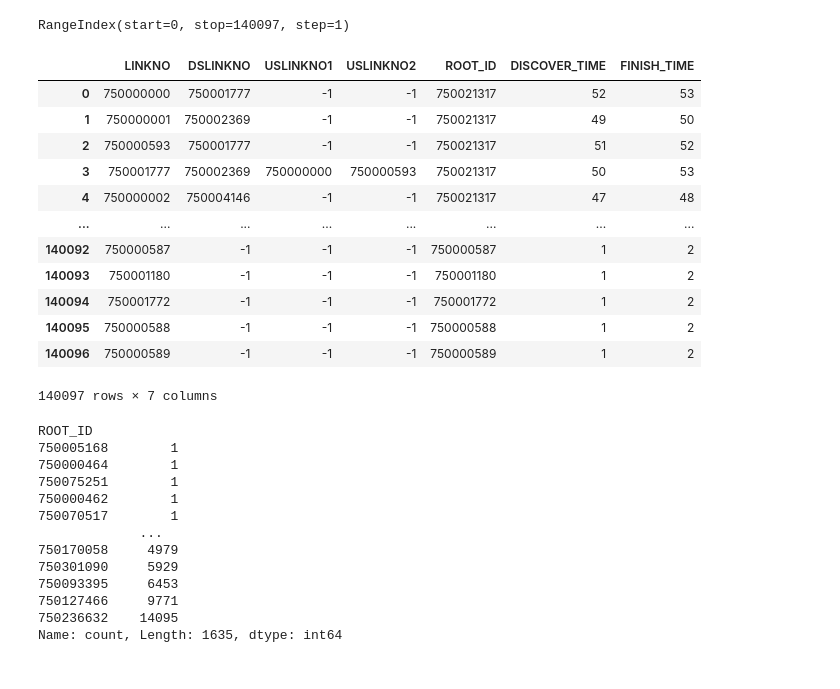
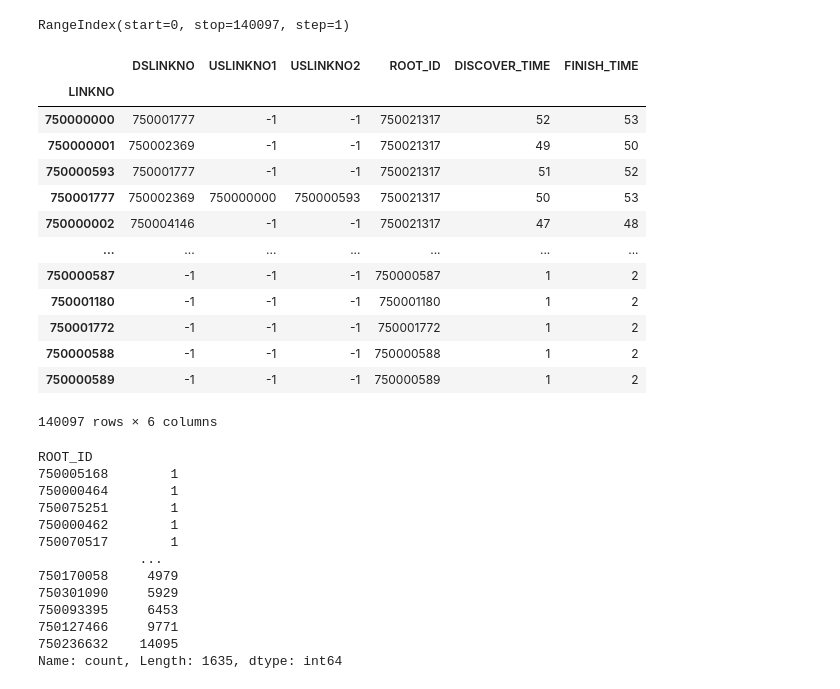
Before and after one commit to WikiWatershed/global-hydrography, a Jupyter notebook: sandbox/modified_nested_set_index.ipynb, the cells around one changed output. Cells and saved outputs as stored; diff of their text form; code cells hidden in the pictures.

```diff
--- a/sandbox/modified_nested_set_index.ipynb
+++ b/sandbox/modified_nested_set_index.ipynb
@@ -46,7 +68,7 @@ files_to_process
 # %% [markdown]
 ## Read Files
 # %%
-file = files_to_process[2]
+file = files_to_process[4]
 file.name
 # %% [output]
 'TDX_streamnet_7020038340_01.gpkg'
@@ -271,23 +293,28 @@ Datum: World Geodetic System 1984 ensemble
 mnsi_gdf.index
 # %% [output]
 RangeIndex(start=0, stop=140097, step=1)
+# %%
+# Set 'LINKNO' as index, to facilitate selection
+# and interoperability with basins
+mnsi_gdf.set_index('LINKNO', inplace=True)
 # %%
-mnsi_gdf[['LINKNO', 'DSLINKNO', 'USLINKNO1', 'USLINKNO2',
+mnsi_gdf[['DSLINKNO', 'USLINKNO1', 'USLINKNO2',
           'ROOT_ID', 'DISCOVER_TIME', 'FINISH_TIME' ]]
 # %% [output]
-|  | LINKNO | DSLINKNO | USLINKNO1 | USLINKNO2 | ROOT_ID | DISCOVER_TIME | FINISH_TIME |
-| 0 | 750000000 | 750001777 | -1 | -1 | 750021317 | 52 | 53 |
-| 1 | 750000001 | 750002369 | -1 | -1 | 750021317 | 49 | 50 |
-| 2 | 750000593 | 750001777 | -1 | -1 | 750021317 | 51 | 52 |
-| 3 | 750001777 | 750002369 | 750000000 | 750000593 | 750021317 | 50 | 53 |
-| 4 | 750000002 | 750004146 | -1 | -1 | 750021317 | 47 | 48 |
-| ... | ... | ... | ... | ... | ... | ... | ... |
-| 140092 | 750000587 | -1 | -1 | -1 | 750000587 | 1 | 2 |
-| 140093 | 750001180 | -1 | -1 | -1 | 750001180 | 1 | 2 |
-| 140094 | 750001772 | -1 | -1 | -1 | 750001772 | 1 | 2 |
-| 140095 | 750000588 | -1 | -1 | -1 | 750000588 | 1 | 2 |
-| 140096 | 750000589 | -1 | -1 | -1 | 750000589 | 1 | 2 |
+|  | DSLINKNO | USLINKNO1 | USLINKNO2 | ROOT_ID | DISCOVER_TIME | FINISH_TIME |
+| LINKNO |  |  |  |  |  |  |
+| 750000000 | 750001777 | -1 | -1 | 750021317 | 52 | 53 |
+| 750000001 | 750002369 | -1 | -1 | 750021317 | 49 | 50 |
+| 750000593 | 750001777 | -1 | -1 | 750021317 | 51 | 52 |
+| 750001777 | 750002369 | 750000000 | 750000593 | 750021317 | 50 | 53 |
+| 750000002 | 750004146 | -1 | -1 | 750021317 | 47 | 48 |
+| ... | ... | ... | ... | ... | ... | ... |
+| 750000587 | -1 | -1 | -1 | 750000587 | 1 | 2 |
+| 750001180 | -1 | -1 | -1 | 750001180 | 1 | 2 |
+| 750001772 | -1 | -1 | -1 | 750001772 | 1 | 2 |
+| 750000588 | -1 | -1 | -1 | 750000588 | 1 | 2 |
+| 750000589 | -1 | -1 | -1 | 750000589 | 1 | 2 |
-140097 rows × 7 columns
+140097 rows × 6 columns
 # %%
 mnsi_gdf.ROOT_ID.value_counts().sort_values()
 # %% [output]
```
Also changed, not shown: parts of 24 cells of this notebook, 6 other files.
